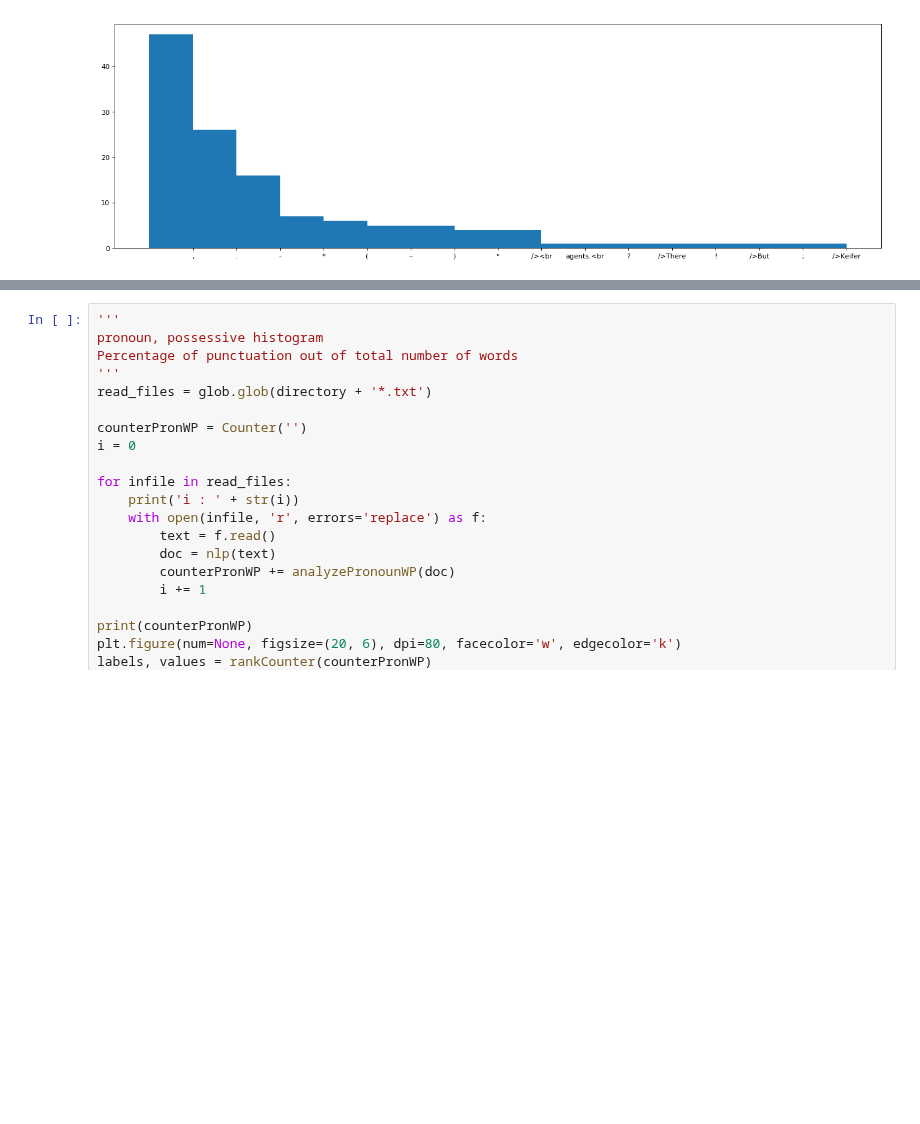
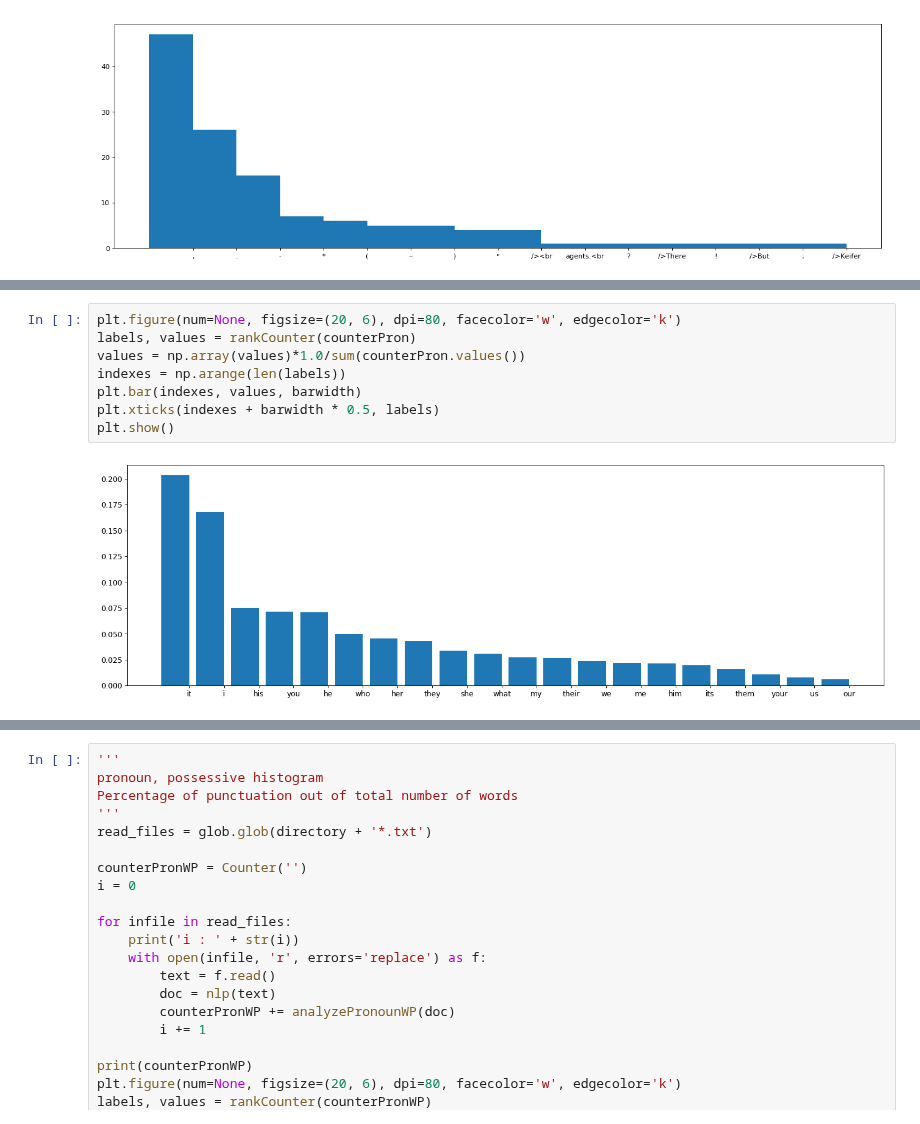
Before and after one commit to lucerne/com_metrics_chatbot, a Jupyter notebook: code/analysis/analyze_aclImdb.ipynb, the cells around one changed output, grey strips where cells are left out. Saved outputs shown, nothing was run; the diff lists cells and outputs as text; blank space fills up the shorter version.

```diff
--- a/code/analysis/analyze_aclImdb.ipynb
+++ b/code/analysis/analyze_aclImdb.ipynb
@@ -379,0 +374,10 @@ Counter({'it': 12, 'i': 6, 'you': 5, 'his': 5, 'their': 5, 'who': 4, 'he': 3, 'h
+# %%
+plt.figure(num=None, figsize=(20, 6), dpi=80, facecolor='w', edgecolor='k')
+labels, values = rankCounter(counterPron)
+values = np.array(values)*1.0/sum(counterPron.values())
+indexes = np.arange(len(labels))
+plt.bar(indexes, values, barwidth)
+plt.xticks(indexes + barwidth * 0.5, labels)
+plt.show()
+# %% [output]
+[figure, added]
```
Also changed, not shown: parts of 15 cells of this notebook.
